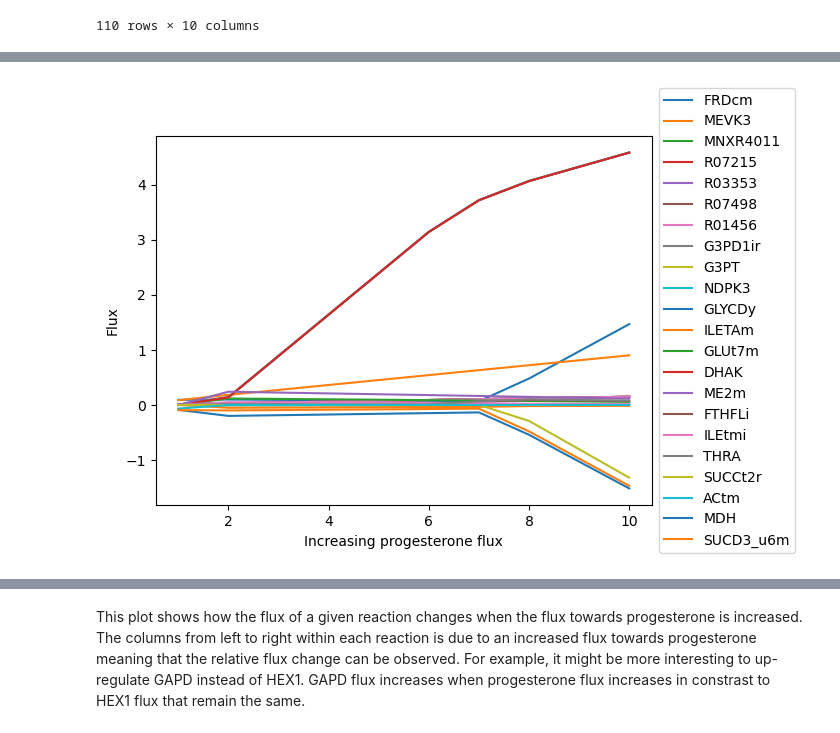
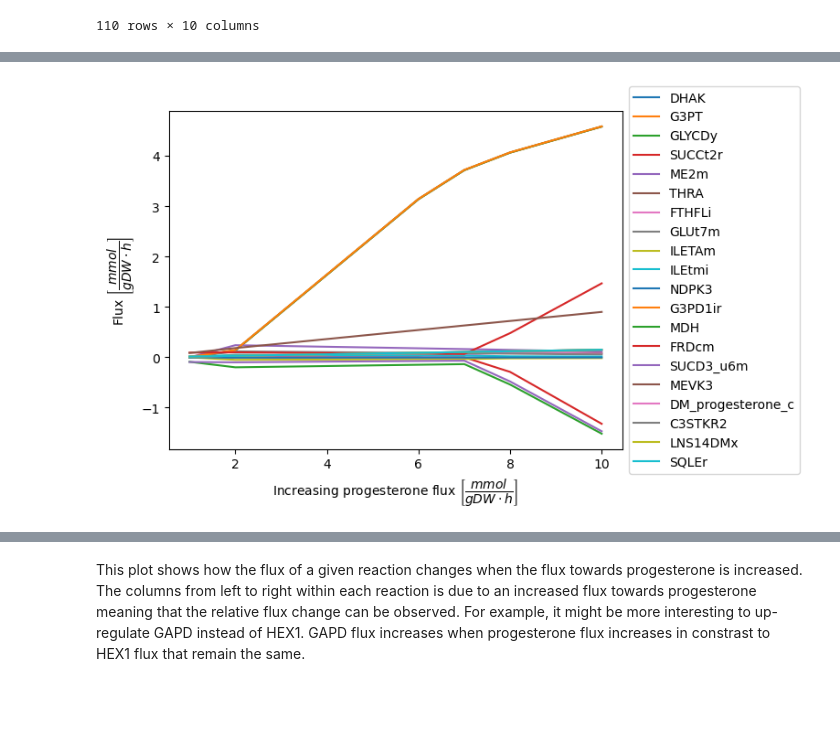
Before and after one commit to 27410/27410-group-assigment-group_3, a Jupyter notebook: 05_knockout_analysis.ipynb, the cells around one changed output, grey strips where cells are left out. Cells and saved outputs as stored; diff of their text form; code cells hidden in the pictures; blank space fills up the shorter version.

```diff
--- a/05_knockout_analysis.ipynb
+++ b/05_knockout_analysis.ipynb
@@ -378,6 +363,7 @@ Name: 1, Length: 110, dtype: float64
 # %%
-# Remove reactions that are a part of the heterologous pathway
-# HP = ['R07498', 'R05703', 'R01456', 'R02216', 'R03353', 'R07215', 'R04804', 'ECYP11A1', '4-methylpentanal sink']
-# for reac in HP:
-#    if reac in df[0]:
-#        target_reactions_df = df[df['relative_change_in_flux'] > 0.9]
+# remove reactions that are a part of the introduced heterologous pathway except DM_progesterone_c for reference
+HP = ['R07498', 'R05703', 'R01456', 'R02216', 'R03353', 'R07215', 'R04804', 'MNXR4011', 'ECYP11A1', '4-methylpentanal sink']
+for reac in df.index:
+    if reac in HP:
+        df = df.drop(reac)
+df
@@ -393,6 +392,0 @@ plt.show()
-# %%
-# relative flux change
-df = df.sort_values([1], ascending = False)
-df['relative_change_in_flux'] = (df[10]-df[1])/df[10]
-target_reactions_df = df[df['relative_change_in_flux'] > 0.9]
-target_reactions_df
@@ -416,0 +411,8 @@ target_reactions_df
+# %%
+# reactions with highest relative flux change
+df[1] = df[1].replace([0.000000], 0.000001)
+df[10] = df[10].replace([0.000000], 0.000001)
+df['relative_flux_change_percent'] = round(((df[10]-df[1])/df[1])*100, 0)
+df = df.reindex(df.relative_flux_change_percent.abs().sort_values(ascending=False).index)
+target_reactions_df = df.head(20)
+target_reactions_df
@@ -417,11 +437,10 @@ target_reactions_df
 # %%
 # plot of reactions with highest relative flux change
 target_reactions_df_plot = target_reactions_df.iloc[:,:10]
-target_reactions_df_plot = target_reactions_df_plot.sort_values([1], ascending = False)
 target_reactions_df_plot.T.plot()
 plt.legend(loc='center left', bbox_to_anchor=(1, 0.5))
-plt.xlabel("Increasing progesterone flux");
-plt.ylabel(r"Flux");
+plt.xlabel(r"Increasing progesterone flux $\left[\dfrac{mmol}{gDW\cdot h}\right]$");
+plt.ylabel(r"Flux $\left[\dfrac{mmol}{gDW\cdot h}\right]$");
 plt.show()
 # %% [output]
-[figure, old version]
+[figure, new version]
```
Also changed, not shown: parts of 16 cells of this notebook, 1 other file.
